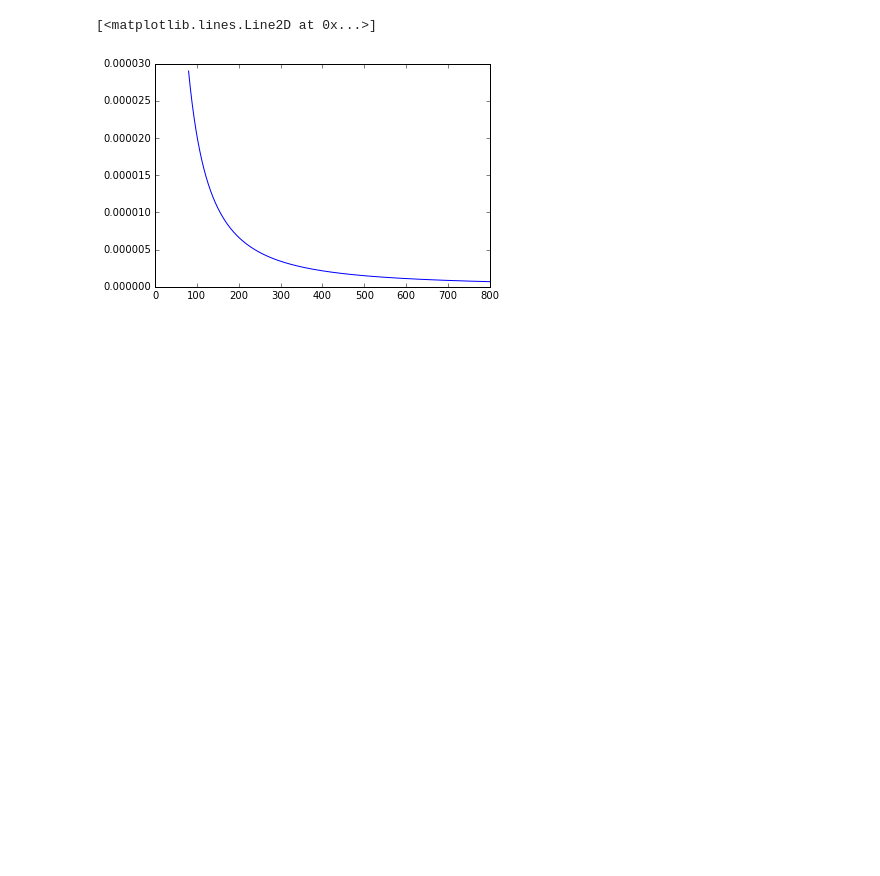
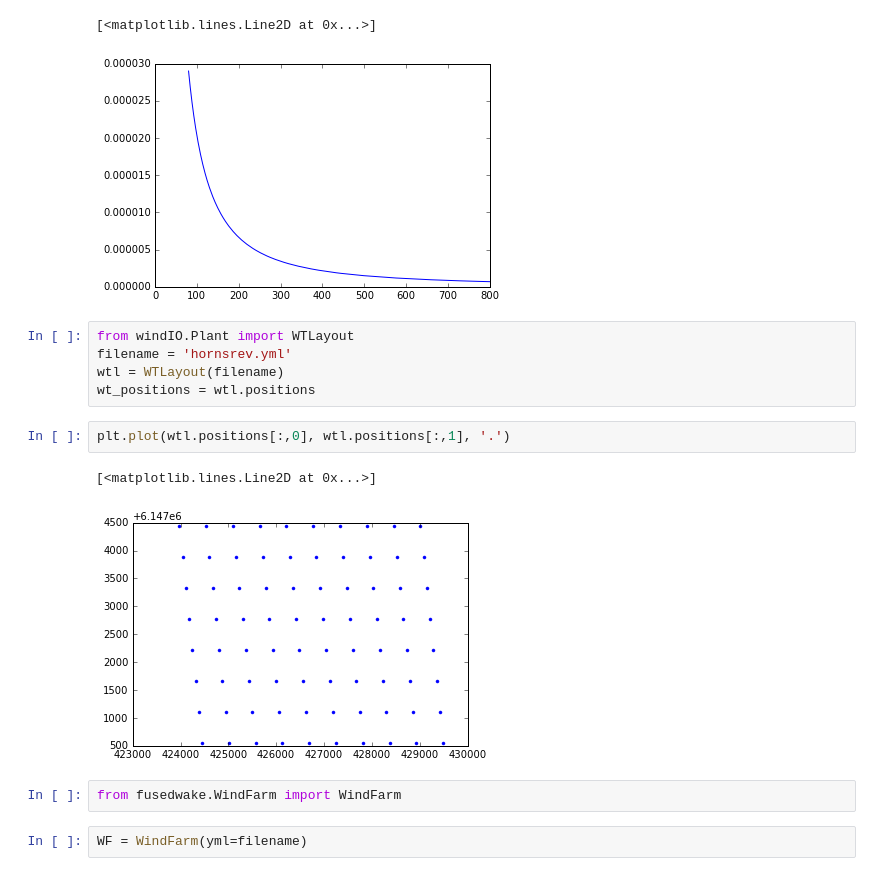
Before and after one commit to FUSED-Wind/FUSED-Wake, a Jupyter notebook: examples/theano.ipynb, the cells around one changed output. Drawn from its saved outputs; the diff is of its cells as text; blank space fills up the shorter version.

```diff
--- a/examples/theano.ipynb
+++ b/examples/theano.ipynb
@@ -308,3 +312,17 @@ plt.plot(x, ddUeqT, label='gradients')
 # %% [output]
 [<matplotlib.lines.Line2D at 0x...>]
 [figure]
+# %%
+from windIO.Plant import WTLayout
+filename = 'hornsrev.yml'
+wtl = WTLayout(filename)
+wt_positions = wtl.positions
+# %%
+plt.plot(wtl.positions[:,0], wtl.positions[:,1], '.')
+# %% [output]
+[<matplotlib.lines.Line2D at 0x...>]
+[figure, added]
+# %%
+from fusedwake.WindFarm import WindFarm
+# %%
+WF = WindFarm(yml=filename)
```
Also changed, not shown: parts of 31 cells of this notebook.
